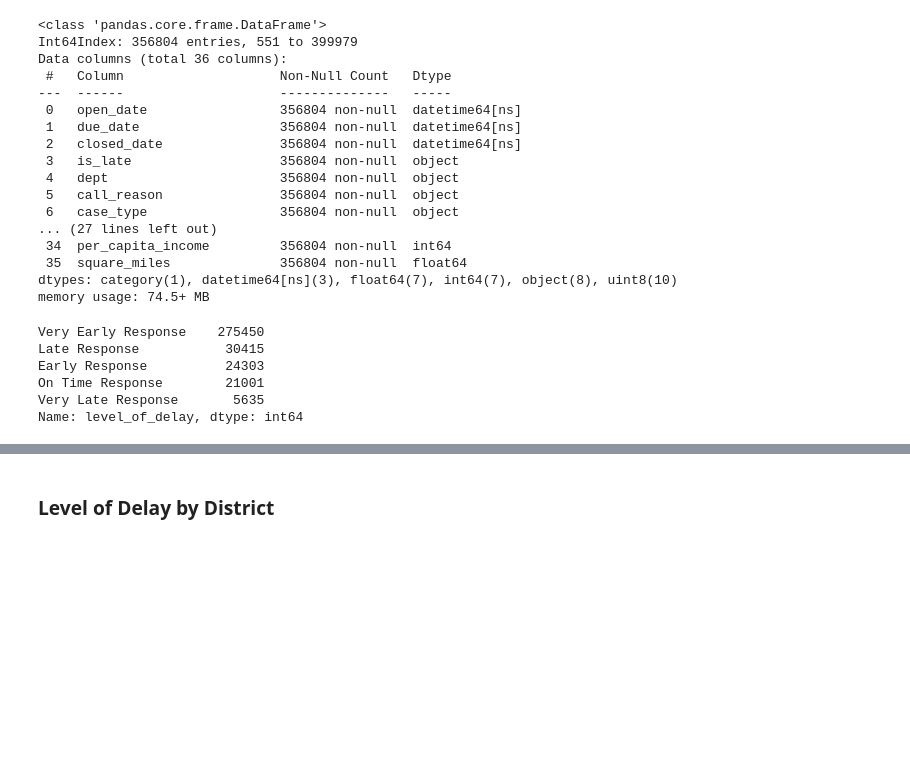
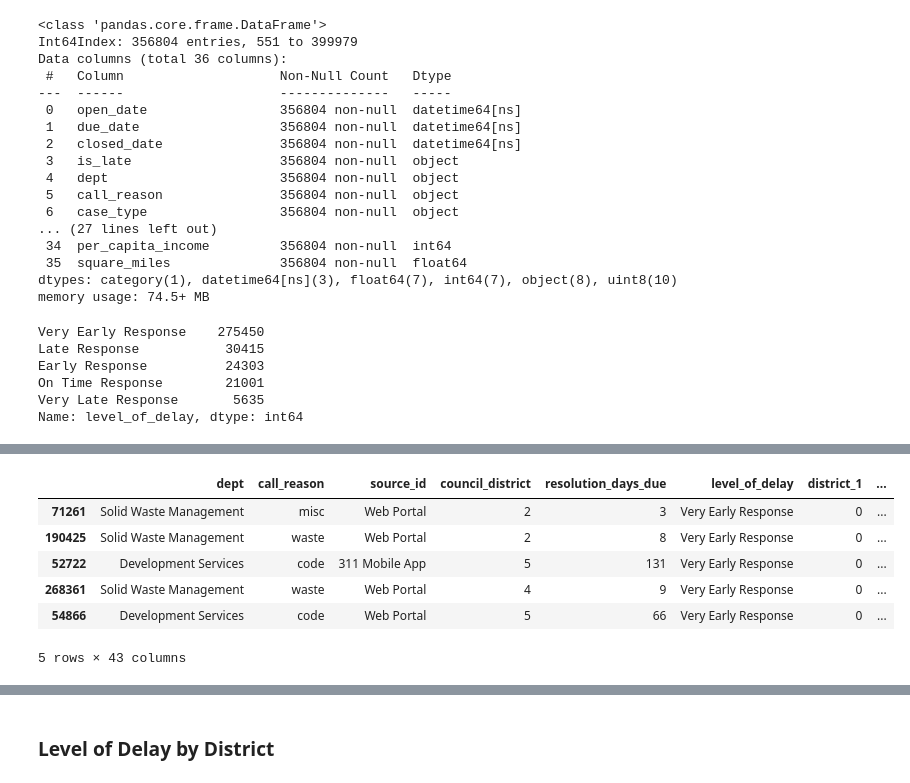
Before and after one commit to 3-1-1-Codeup/project, a Jupyter notebook: workbooks/lori/tableau.ipynb, the cells around one changed output, grey strips where cells are left out. Saved outputs shown, nothing was run; the diff lists cells and outputs as text; code cells hidden in the pictures; blank space fills up the shorter version.

```diff
--- a/workbooks/lori/tableau.ipynb
+++ b/workbooks/lori/tableau.ipynb
@@ -49,0 +158,2 @@ Name: level_of_delay, dtype: int64
+# %%
+df = m.model_df()
@@ -49,0 +315,12 @@ Name: level_of_delay, dtype: int64
+# %%
+train, validate, test, X_train, y_train, X_validate, y_validate, X_test, y_test, train_scaled, validate_scaled, test_scaled = split_separate_scale(df, stratify_by= 'level_of_delay')
+# %%
+train.head()
+# %% [output]
+|  | dept | call_reason | source_id | council_district | resolution_days_due | level_of_delay | district_1 | ... |
+| 71261 | Solid Waste Management | misc | Web Portal | 2 | 3 | Very Early Response | 0 | ... |
+| 190425 | Solid Waste Management | waste | Web Portal | 2 | 8 | Very Early Response | 0 | ... |
+| 52722 | Development Services | code | 311 Mobile App | 5 | 131 | Very Early Response | 0 | ... |
+| 268361 | Solid Waste Management | waste | Web Portal | 4 | 9 | Very Early Response | 0 | ... |
+| 54866 | Development Services | code | Web Portal | 5 | 66 | Very Early Response | 0 | ... |
+5 rows × 43 columns
```
Also changed, not shown: parts of 30 cells of this notebook, 2 other files.
